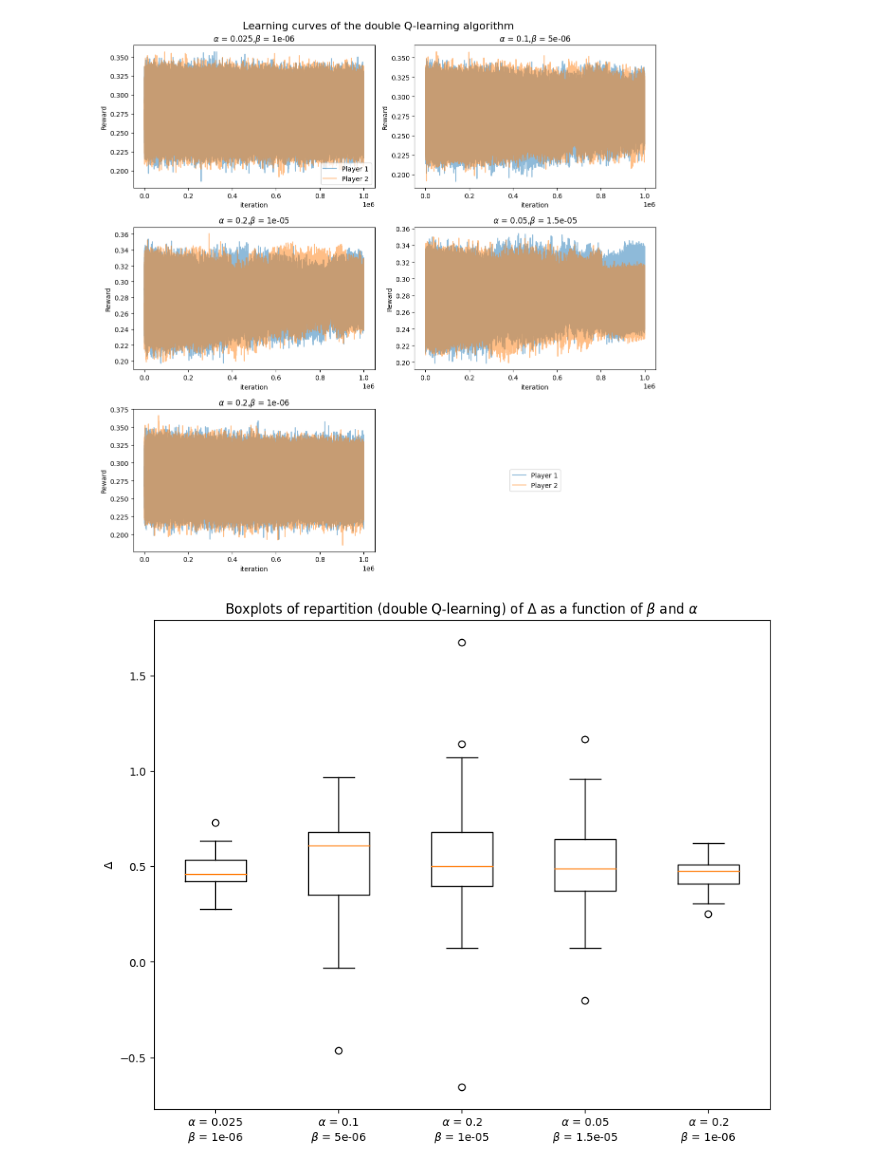
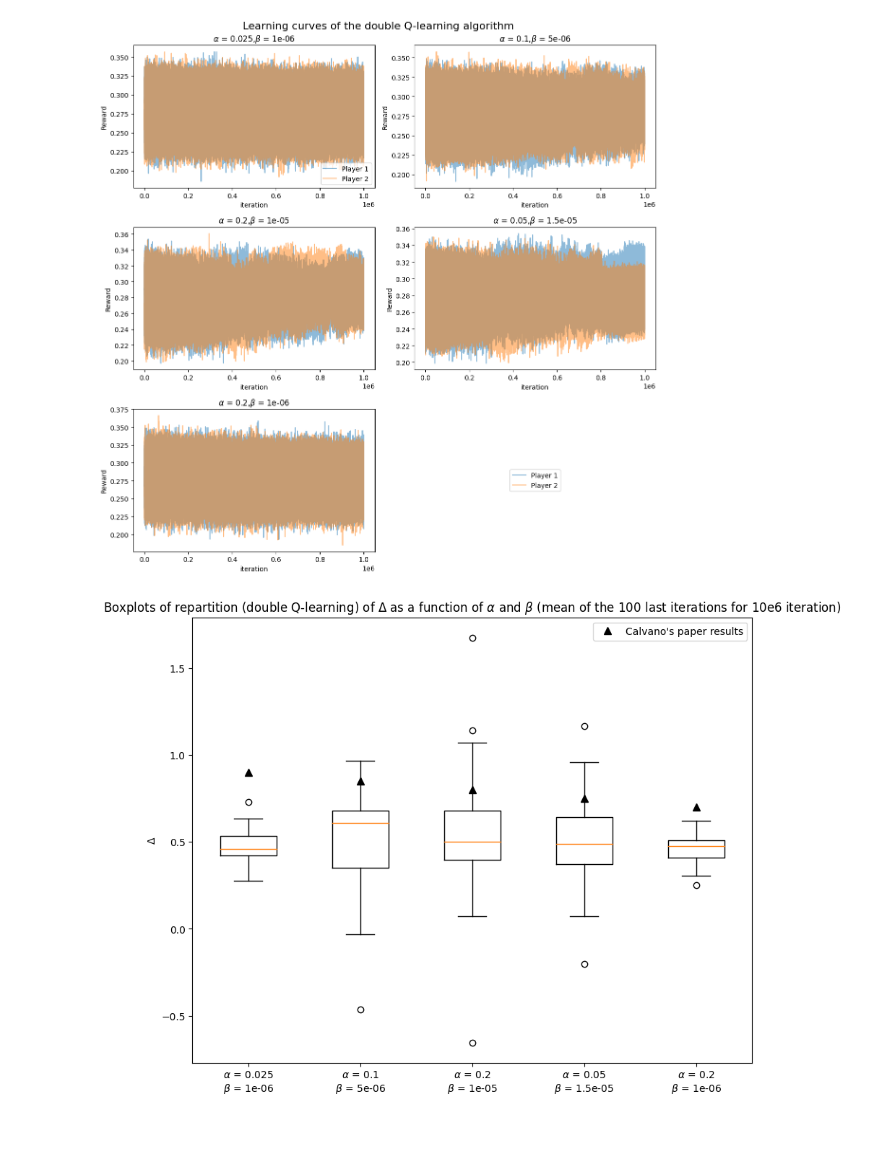
Before and after one commit to Suzie14/RLandPricing, a Jupyter notebook: notebooks/method_dQ.ipynb, the cells around one changed output. Cells and saved outputs as stored; diff of their text form; code cells hidden in the pictures; blank space fills up the shorter version.

```diff
--- a/notebooks/method_dQ.ipynb
+++ b/notebooks/method_dQ.ipynb
@@ -120,32 +124,46 @@ for param_ind in range(n_params):
 
   # Loop through each sample
   for sample_ind in range(len(aggregated_agents[0])):
     for j in range (2):
       Rmean[param_ind][sample_ind][j] = aggregated_agents[param_ind][sample_ind][-100:,j].mean()
       DRmean[param_ind][sample_ind][j] = (Rmean[param_ind][sample_ind][j] - RN)/(RC - RN)
   box[param_ind] = DRmean[param_ind].reshape(2*len(aggregated_agents[0]))
 
 
 # Mettre les données dans une liste
 data = [box[param_ind] for param_ind in range(len(aggregated_agents))]
 
 fig, ax = plt.subplots(figsize=(10, 8))
 
 # Tracer les boxplots
 ax.boxplot(data,
            notch=False,
            positions=[1,2,3,4,5])
 
+
+
 # Personnaliser les axes
 ax.set_xticks([1,2,3,4,5])
 ax.set_xticklabels([f'$\\alpha$ = {rep[graph_num][0]}\n$\\beta$ = {round(rep[graph_num][1],8)}' for graph_num
          in range(len(rep))])
 
 ax.set_ylabel('$\\Delta$')
 
+#Calvano's results
+h1 = ax.plot(1, 0.9, 'k^', markersize=7)
+handle = h1
+leg = ["Calvano's paper results"]
+ax.plot(2, 0.85, 'k^', markersize=7)
+ax.plot(3, 0.8, 'k^', markersize=7)
+ax.plot(4, 0.75, 'k^', markersize=7)
+ax.plot(5, 0.7, 'k^', markersize=7)
+
+
+plt.legend(handle, leg)
+
 # Ajouter un titre
-plt.title('Boxplots of repartition (double Q-learning) of $\\Delta$ as a function of $\\beta$ and $\\alpha$')
+plt.title('Boxplots of repartition (double Q-learning) of $\\Delta$ as a function of $\\alpha$ and $\\beta$ (mean of the 100 last iterations for 10e6 iteration)')
 
 plt.show()
 # %% [output]
-[figure, old version]
+[figure, new version]
```
Also changed, not shown: parts of 3 cells of this notebook, 6 other files.
